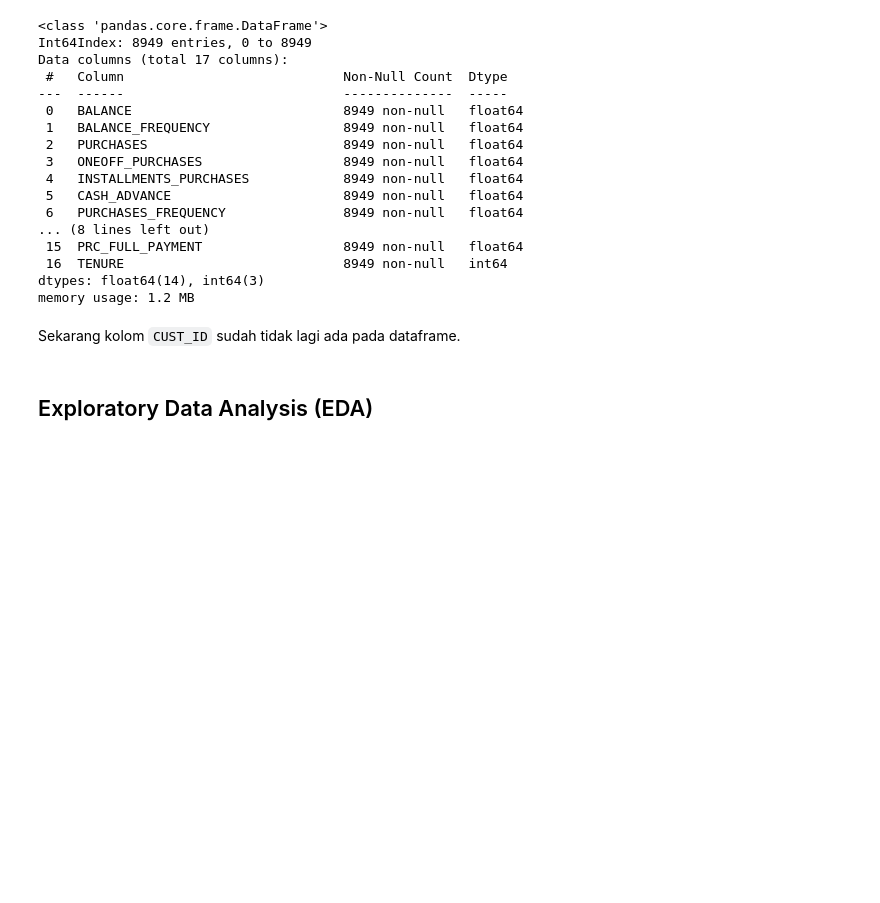
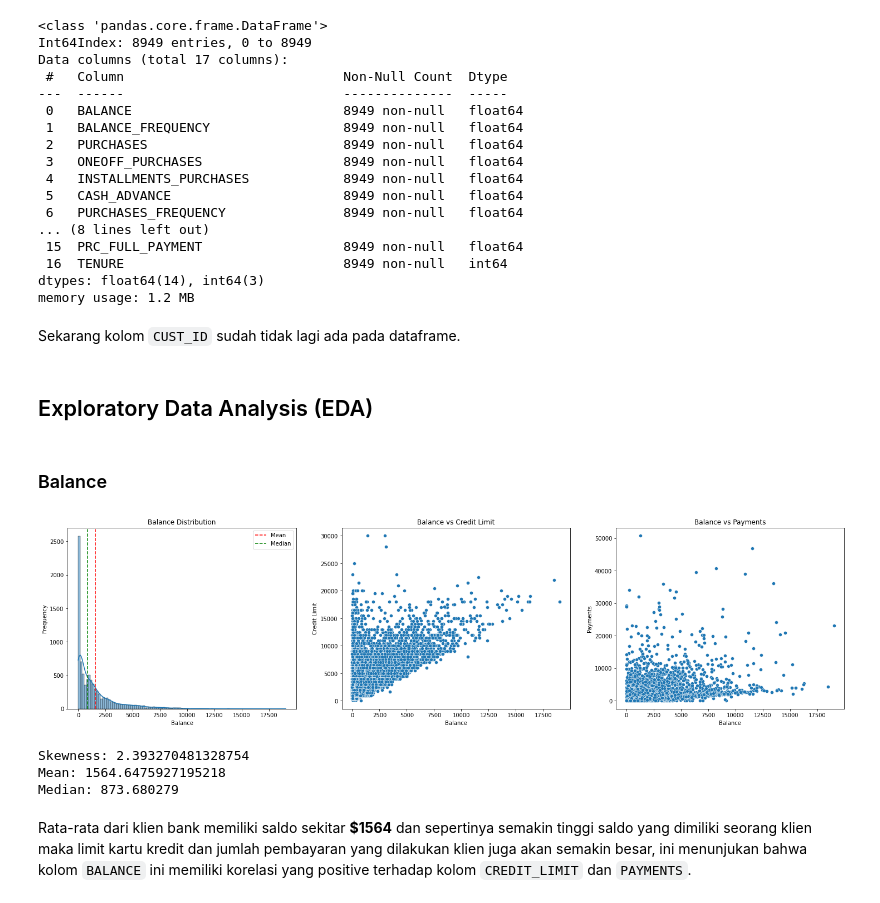
Before and after one commit to Penzragon/h8dsft_P1W3Cls, a Jupyter notebook: script.ipynb, the cells around one changed output. Cells and saved outputs as stored; diff of their text form; code cells hidden in the pictures; blank space fills up the shorter version.

```diff
--- a/script.ipynb
+++ b/script.ipynb
@@ -285,3 +285,36 @@ memory usage: 1.2 MB
 Sekarang kolom `CUST_ID` sudah tidak lagi ada pada dataframe.
 # %% [markdown]
 ## Exploratory Data Analysis (EDA)
+# %% [markdown]
+### Balance
+# %%
+plt.figure(figsize=(25, 6))
+plt.subplot(1, 3, 1)
+sns.histplot(x='BALANCE', data=cc, kde=True)
+plt.axvline(x=cc.BALANCE.mean(), color='red', linestyle='--', label='Mean')
+plt.axvline(x=cc.BALANCE.median(), color='green', linestyle='--', label='Median')
+plt.title('Balance Distribution')
+plt.xlabel('Balance')
+plt.ylabel('Frequency')
+plt.legend()
+plt.subplot(1, 3, 2)
+sns.scatterplot(x='BALANCE', y='CREDIT_LIMIT', data=cc)
+plt.title('Balance vs Credit Limit')
+plt.xlabel('Balance')
+plt.ylabel('Credit Limit')
+plt.subplot(1, 3, 3)
+sns.scatterplot(x='BALANCE', y='PAYMENTS', data=cc)
+plt.title('Balance vs Payments')
+plt.xlabel('Balance')
+plt.ylabel('Payments')
+plt.show()
+print(f'Skewness: {cc.BALANCE.skew()}')
+print(f'Mean: {cc.BALANCE.mean()}')
+print(f'Median: {cc.BALANCE.median()}')
+# %% [output]
+[figure, added]
+Skewness: 2.393270481328754
+Mean: 1564.6475927195218
+Median: 873.680279
+# %% [markdown]
+Rata-rata dari klien bank memiliki saldo sekitar **$1564** dan sepertinya semakin tinggi saldo yang dimiliki seorang klien maka limit kartu kredit dan jumlah pembayaran yang dilakukan klien juga akan semakin besar, ini menunjukan bahwa kolom `BALANCE` ini memiliki korelasi yang positive terhadap kolom `CREDIT_LIMIT` dan `PAYMENTS`.
```
